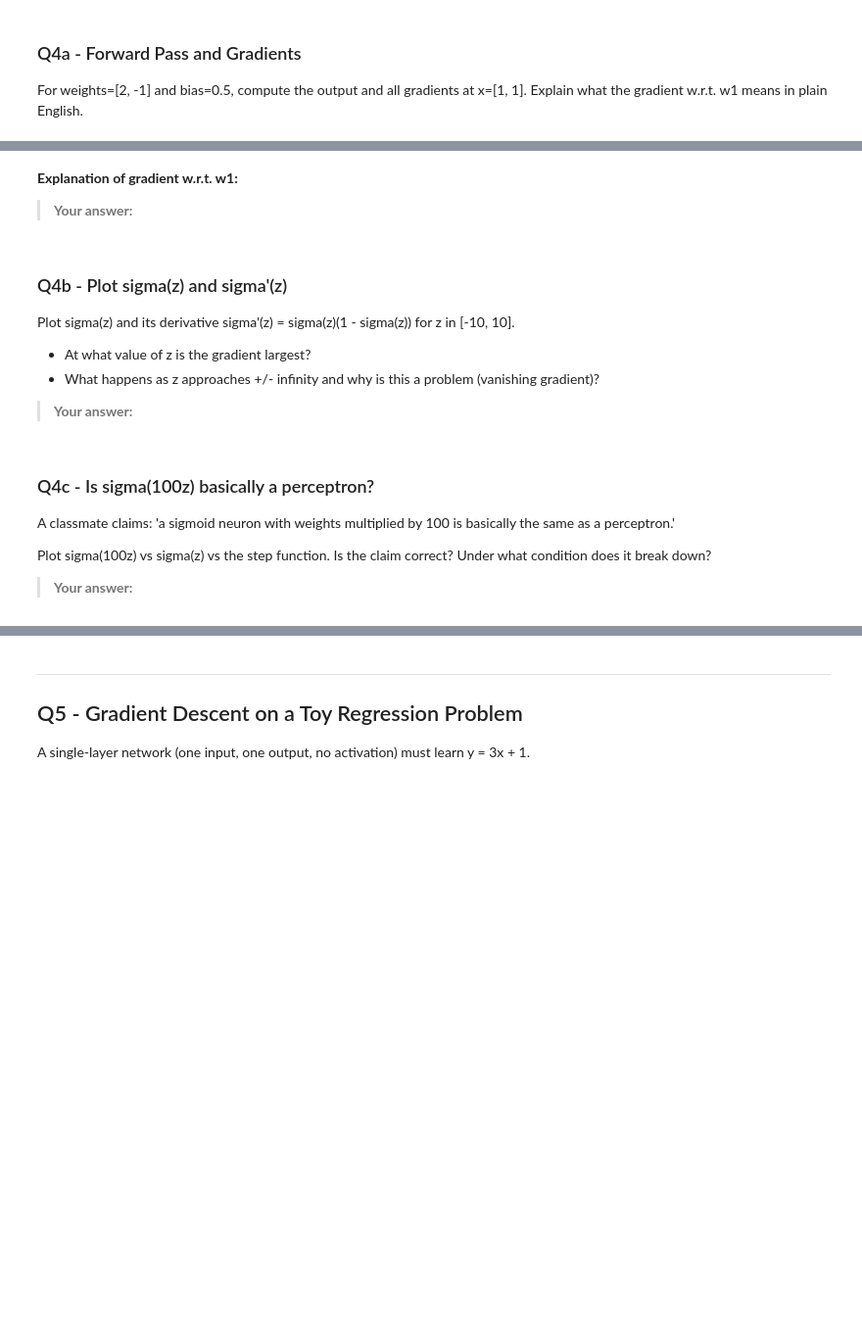
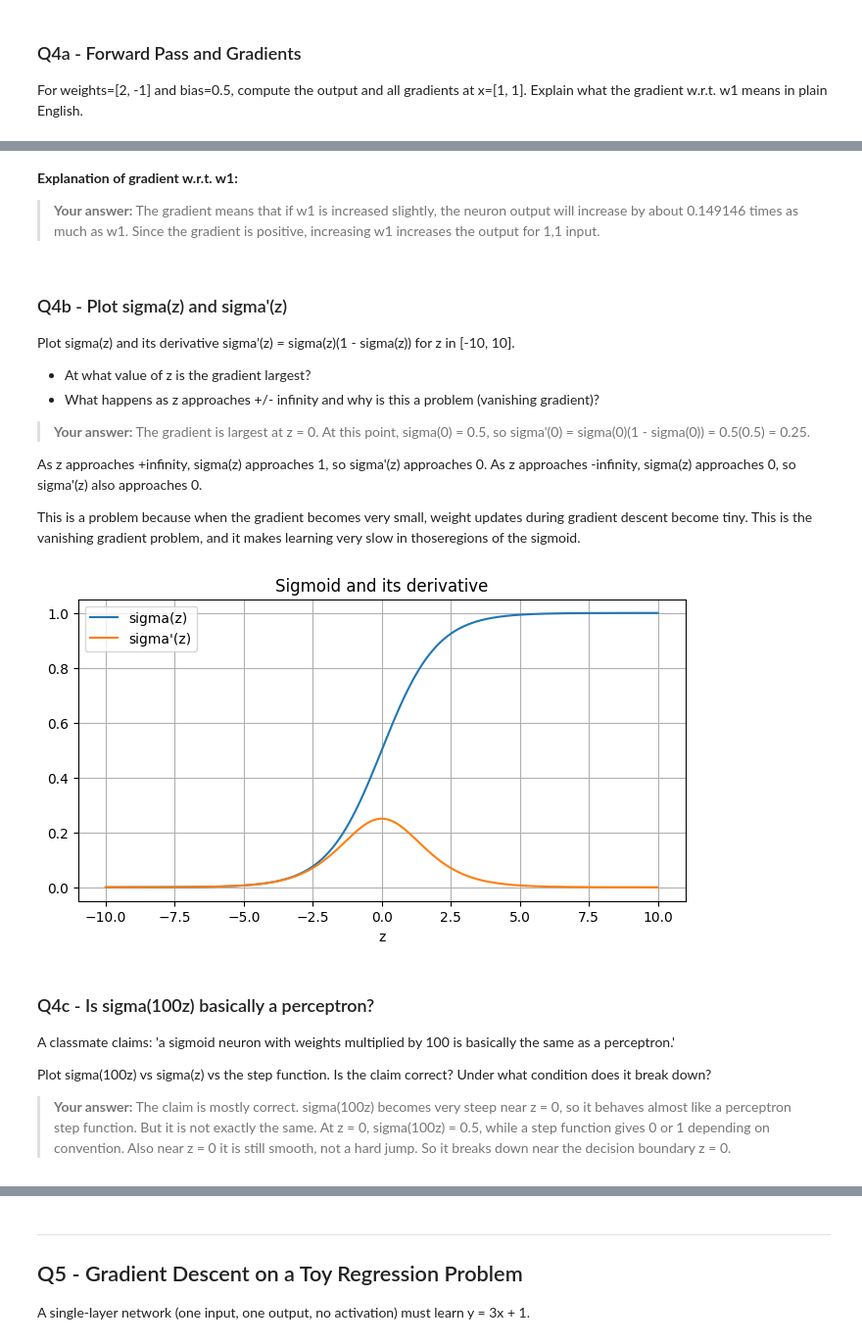
Before and after one commit to Stamatics-NumberstoNeurons/assignment2-aryakishor-a, a Jupyter notebook: Assignment_2_N2N.ipynb, the cells around one changed output, grey strips where cells are left out. Shown at 98% size. Saved outputs shown, nothing was run; the diff lists cells and outputs as text; code cells hidden in the pictures; blank space fills up the shorter version.

```diff
--- a/Assignment_2_N2N.ipynb
+++ b/Assignment_2_N2N.ipynb
@@ -159,7 +252,7 @@ print(f'd(output)/db:  {grad_b:.6f}')
-# %% [markdown]
-**Explanation of gradient w.r.t. w1:**
-
-> **Your answer:**
+# %% [markdown]
+**Explanation of gradient w.r.t. w1:**
+
+> **Your answer:** The gradient means that if w1 is increased slightly, the neuron output will increase by about 0.149146 times as much as w1. Since the gradient is positive, increasing w1 increases the output for 1,1 input.
 # %% [markdown]
 ### Q4b - Plot sigma(z) and sigma'(z)
 
@@ -168,21 +261,29 @@ Plot sigma(z) and its derivative sigma'(z) = sigma(z)(1 - sigma(z)) for z in [-1
 - At what value of z is the gradient largest?
 - What happens as z approaches +/- infinity and why is this a problem (vanishing gradient)?
 
-> **Your answer:**
+> **Your answer:** The gradient is largest at z = 0. At this point, sigma(0) = 0.5, so sigma'(0) = sigma(0)(1 - sigma(0)) = 0.5(0.5) = 0.25.
+
+As z approaches +infinity, sigma(z) approaches 1, so sigma'(z) approaches 0. As z approaches -infinity, sigma(z) approaches 0, so sigma'(z) also approaches 0.
+
+This is a problem because when the gradient becomes very small, weight updates during gradient descent become tiny. This is the vanishing gradient problem, and it makes learning very slow in thoseregions of the sigmoid.
 # %%
 z = np.linspace(-10, 10, 500)
 
 # TODO: compute sigma and sigma_prime
-sigma       = None
-sigma_prime = None
+sigma       = 1/(1+np.exp(-z))
+sigma_prime = sigma * (1-sigma)
 
 plt.figure(figsize=(8, 4))
 # TODO: plot both curves
+plt.plot(z,sigma,label='sigma(z)')
+plt.plot(z,sigma_prime, label="sigma'(z)")
 plt.xlabel('z')
 plt.legend()
 plt.title('Sigmoid and its derivative')
 plt.grid(True)
 plt.show()
+# %% [output]
+[figure, added]
 # %% [markdown]
 ### Q4c - Is sigma(100z) basically a perceptron?
 
@@ -190,7 +291,9 @@ A classmate claims: 'a sigmoid neuron with weights multiplied by 100 is basicall
 
 Plot sigma(100z) vs sigma(z) vs the step function. Is the claim correct? Under what condition does it break down?
 
-> **Your answer:**
+> **Your answer:** The claim is mostly correct. sigma(100z) becomes very steep near z = 0, so it behaves almost like a perceptron step function.
+But it is not exactly the same. At z = 0, sigma(100z) = 0.5, while a step function gives 0 or 1 depending on convention. Also near z = 0 it is still smooth, not a hard jump.
+So it breaks down near the decision boundary z = 0.
 # %%
 z = np.linspace(-2, 2, 1000)
 
```
Also changed, not shown: parts of 32 cells of this notebook.
